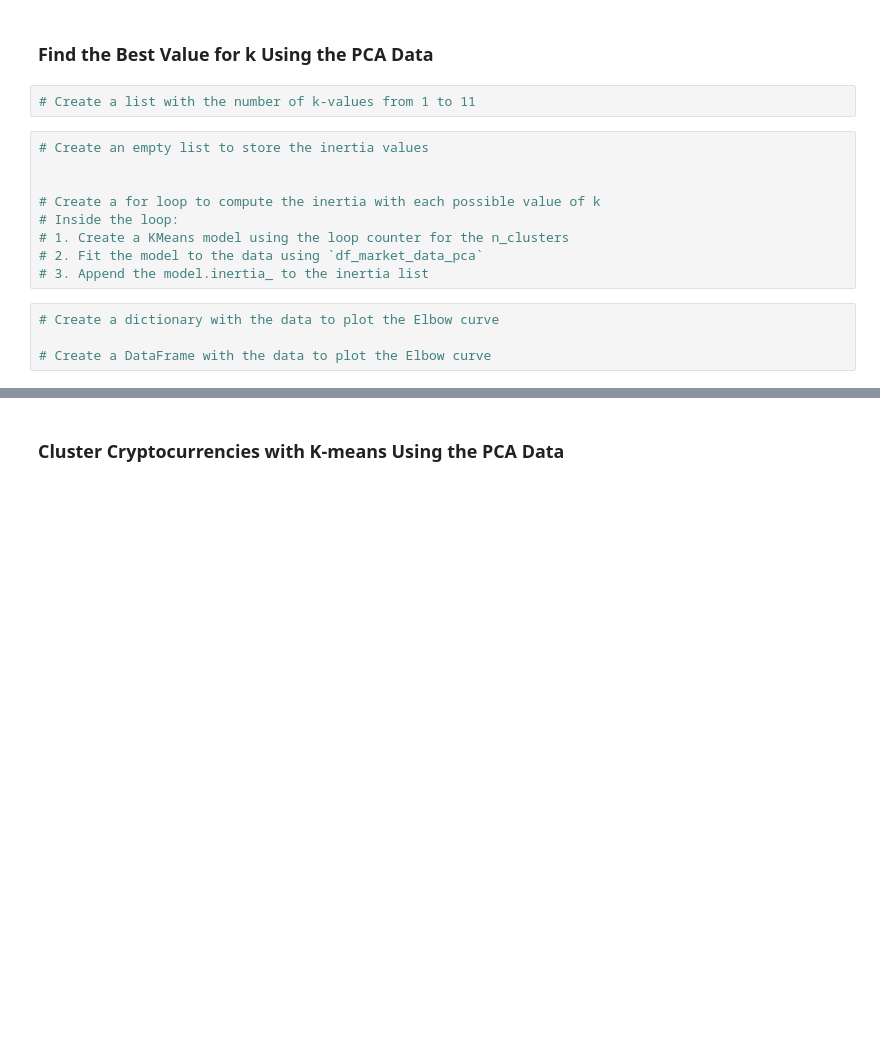
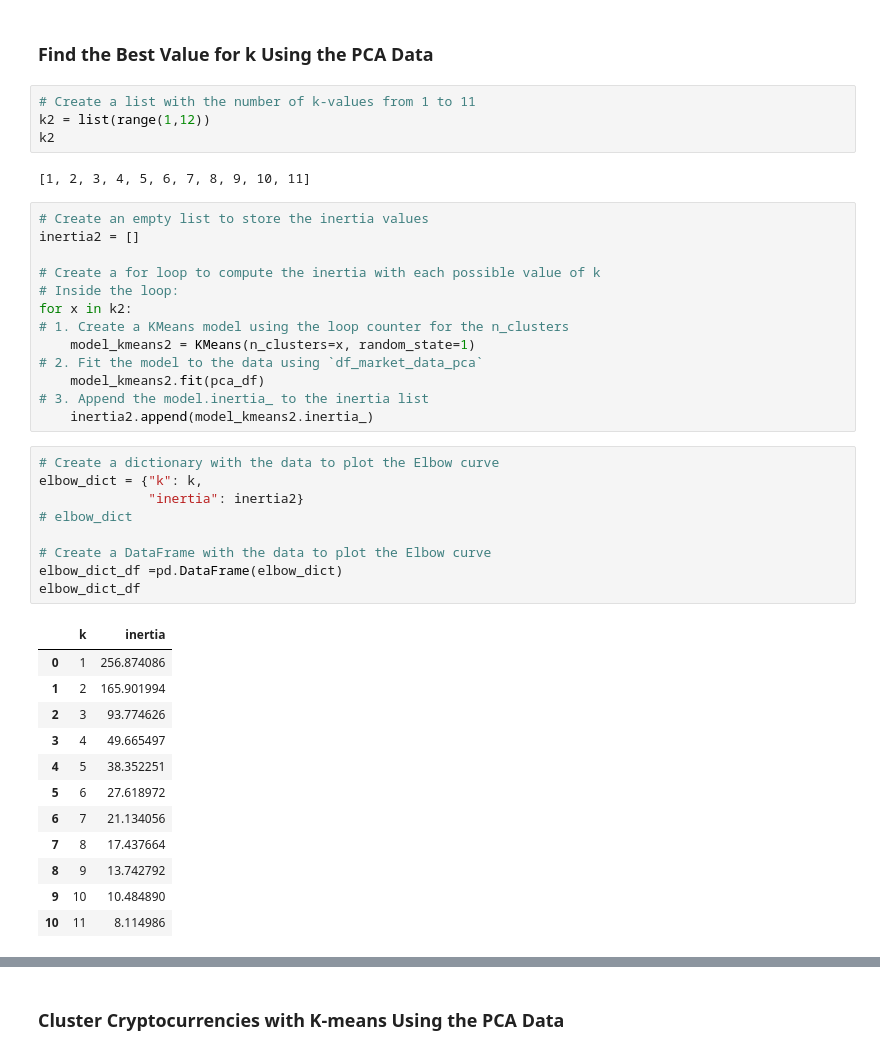
Before and after one commit to Bgrlgymnast/CrryptoClustering, a Jupyter notebook: Crypto_Clustering.ipynb, the cells around one changed output, grey strips where cells are left out. Drawn from its saved outputs; the diff is of its cells as text; blank space fills up the shorter version.

```diff
--- a/Crypto_Clustering.ipynb
+++ b/Crypto_Clustering.ipynb
@@ -266,19 +265,45 @@ pca_df.head()
 ### Find the Best Value for k Using the PCA Data
 # %%
 # Create a list with the number of k-values from 1 to 11
+k2 = list(range(1,12))
+k2
+# %% [output]
+[1, 2, 3, 4, 5, 6, 7, 8, 9, 10, 11]
 # %%
 # Create an empty list to store the inertia values
-
+inertia2 = []
 
 # Create a for loop to compute the inertia with each possible value of k
 # Inside the loop:
+for x in k2:
 # 1. Create a KMeans model using the loop counter for the n_clusters
+    model_kmeans2 = KMeans(n_clusters=x, random_state=1)
 # 2. Fit the model to the data using `df_market_data_pca`
+    model_kmeans2.fit(pca_df)
 # 3. Append the model.inertia_ to the inertia list
+    inertia2.append(model_kmeans2.inertia_)
 # %%
 # Create a dictionary with the data to plot the Elbow curve
+elbow_dict = {"k": k,
+              "inertia": inertia2}
+# elbow_dict
 
 # Create a DataFrame with the data to plot the Elbow curve
+elbow_dict_df =pd.DataFrame(elbow_dict)
+elbow_dict_df
+# %% [output]
+|  | k | inertia |
+| 0 | 1 | 256.874086 |
+| 1 | 2 | 165.901994 |
+| 2 | 3 | 93.774626 |
+| 3 | 4 | 49.665497 |
+| 4 | 5 | 38.352251 |
+| 5 | 6 | 27.618972 |
+| 6 | 7 | 21.134056 |
+| 7 | 8 | 17.437664 |
+| 8 | 9 | 13.742792 |
+| 9 | 10 | 10.484890 |
+| 10 | 11 | 8.114986 |
 # %%
 # Plot a line chart with all the inertia values computed with
 # the different values of k to visually identify the optimal value for k.
```
Also changed, not shown: parts of 13 cells of this notebook, 1 other file.
